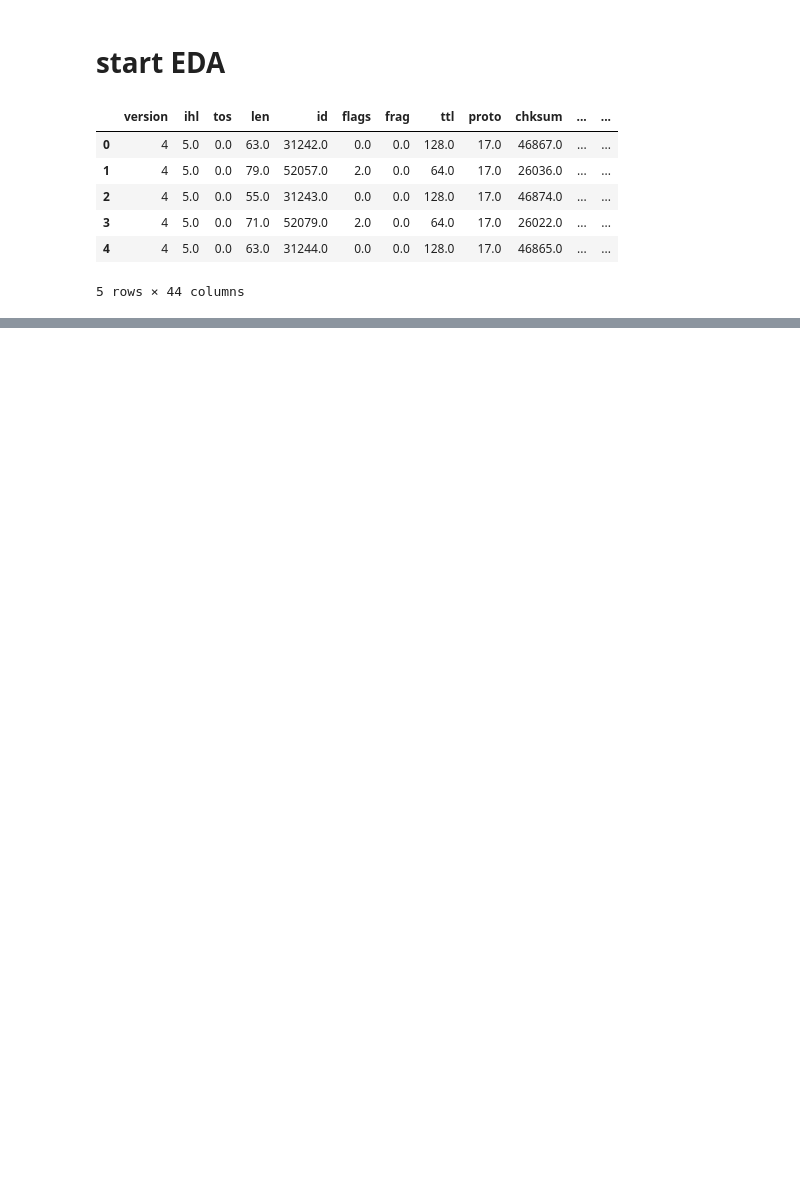
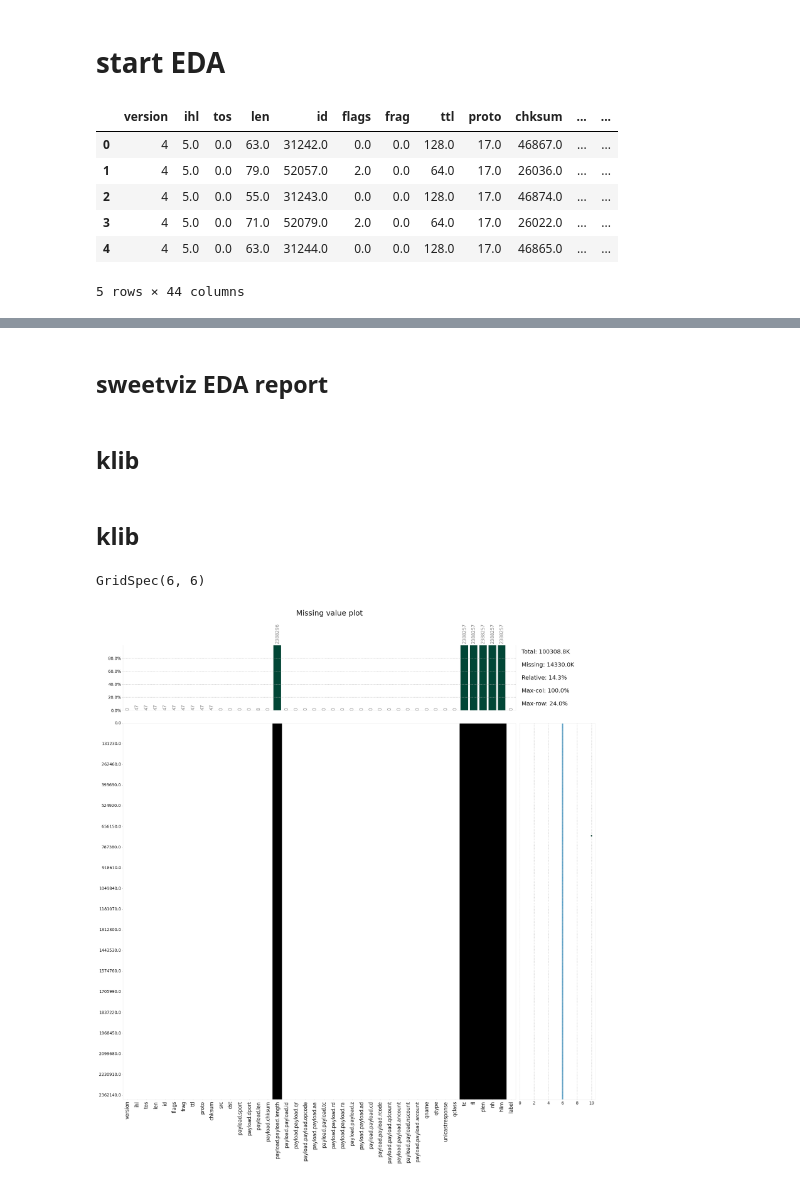
Before and after one commit to marksbluth/ML_course, a Jupyter notebook: day_1_dns/EDA.ipynb, the cells around one changed output, grey strips where cells are left out. Cells and saved outputs as stored; diff of their text form; code cells hidden in the pictures; blank space fills up the shorter version.

```diff
--- a/day_1_dns/EDA.ipynb
+++ b/day_1_dns/EDA.ipynb
@@ -120,0 +194,2 @@ profile.to_notebook_iframe() # To display in Jupyter Notebook
+# %% [markdown]
+## sweetviz EDA report
@@ -120,0 +211,10 @@ profile.to_notebook_iframe() # To display in Jupyter Notebook
+# %% [markdown]
+## klib
+# %% [markdown]
+## klib
+# %%
+import klib
+klib.missingval_plot(df_all_happy_path)
+# %% [output]
+GridSpec(6, 6)
+[figure, added]
```
Also changed, not shown: parts of 21 cells of this notebook, 2 other files.
